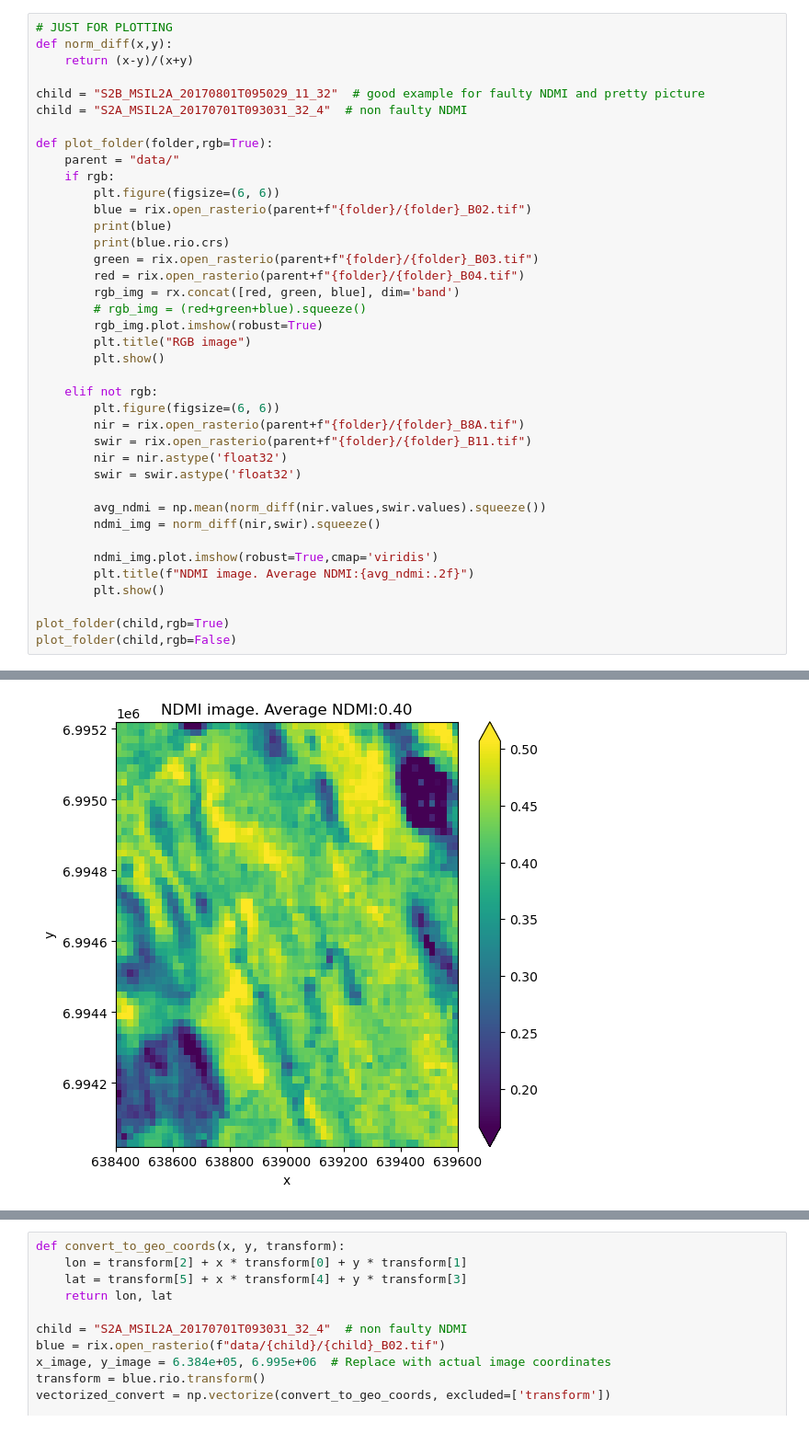
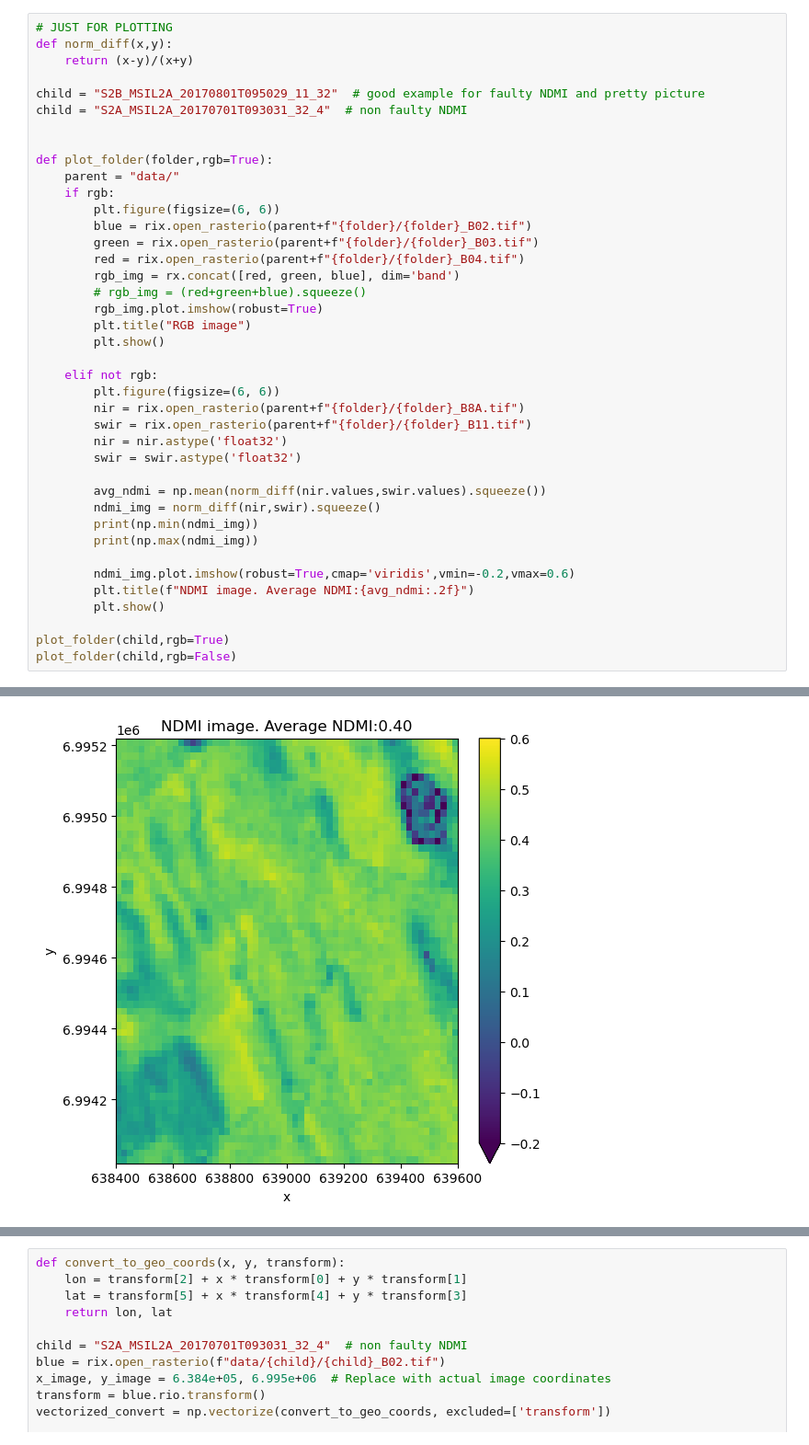
Before and after one commit to t8140140/urban-computing-assignment-2-bigearthnet, a Jupyter notebook: network.ipynb, the cells around one changed output, grey strips where cells are left out. Shown at 92% size. Drawn from its saved outputs; the diff is of its cells as text.

```diff
--- a/network.ipynb
+++ b/network.ipynb
@@ -13,13 +17,12 @@ def norm_diff(x,y):
 child = "S2B_MSIL2A_20170801T095029_11_32"  # good example for faulty NDMI and pretty picture
 child = "S2A_MSIL2A_20170701T093031_32_4"  # non faulty NDMI
 
+
 def plot_folder(folder,rgb=True):
     parent = "data/"
     if rgb:
         plt.figure(figsize=(6, 6))
         blue = rix.open_rasterio(parent+f"{folder}/{folder}_B02.tif")
-        print(blue)
-        print(blue.rio.crs)
         green = rix.open_rasterio(parent+f"{folder}/{folder}_B03.tif")
         red = rix.open_rasterio(parent+f"{folder}/{folder}_B04.tif")
         rgb_img = rx.concat([red, green, blue], dim='band')
@@ -37,8 +40,10 @@ def plot_folder(folder,rgb=True):
 
         avg_ndmi = np.mean(norm_diff(nir.values,swir.values).squeeze())
         ndmi_img = norm_diff(nir,swir).squeeze()
+        print(np.min(ndmi_img))
+        print(np.max(ndmi_img))
 
-        ndmi_img.plot.imshow(robust=True,cmap='viridis')
+        ndmi_img.plot.imshow(robust=True,cmap='viridis',vmin=-0.2,vmax=0.6)
         plt.title(f"NDMI image. Average NDMI:{avg_ndmi:.2f}")
         plt.show()
 
@@ -61 +64 @@ EPSG:32635
-[figure, old version]
+[figure, new version]
```
Also changed, not shown: parts of 13 cells of this notebook.
